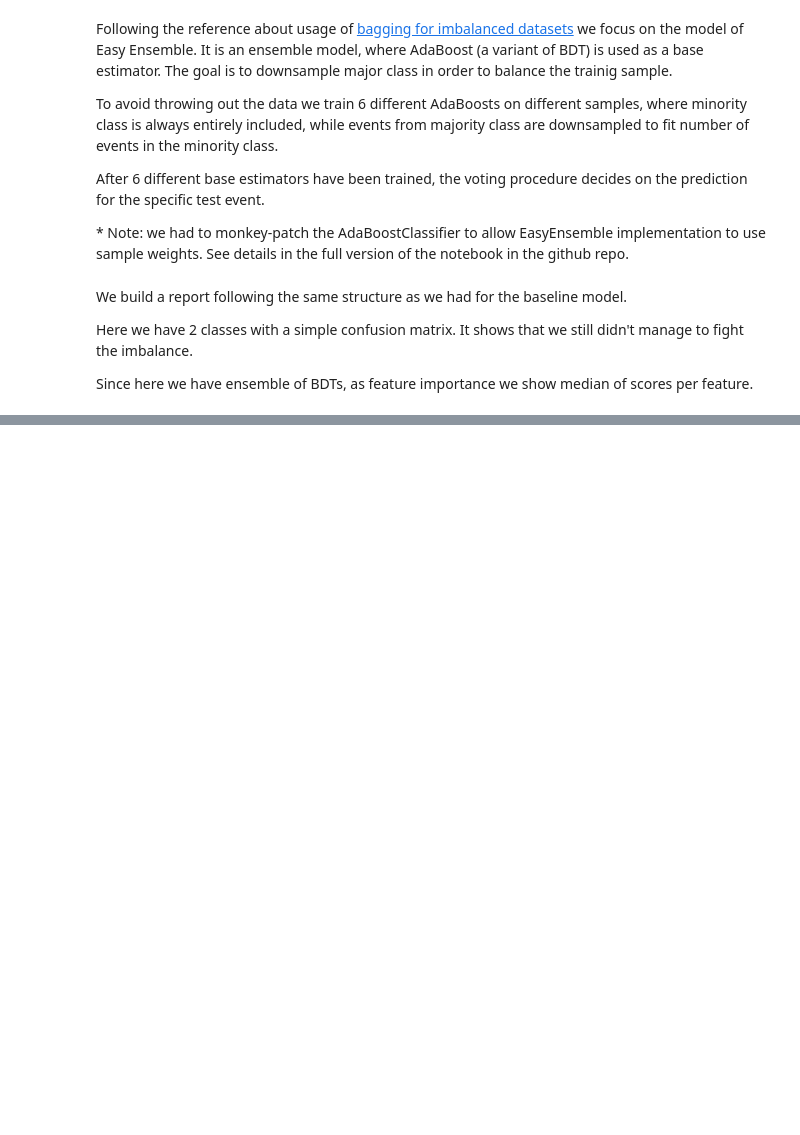
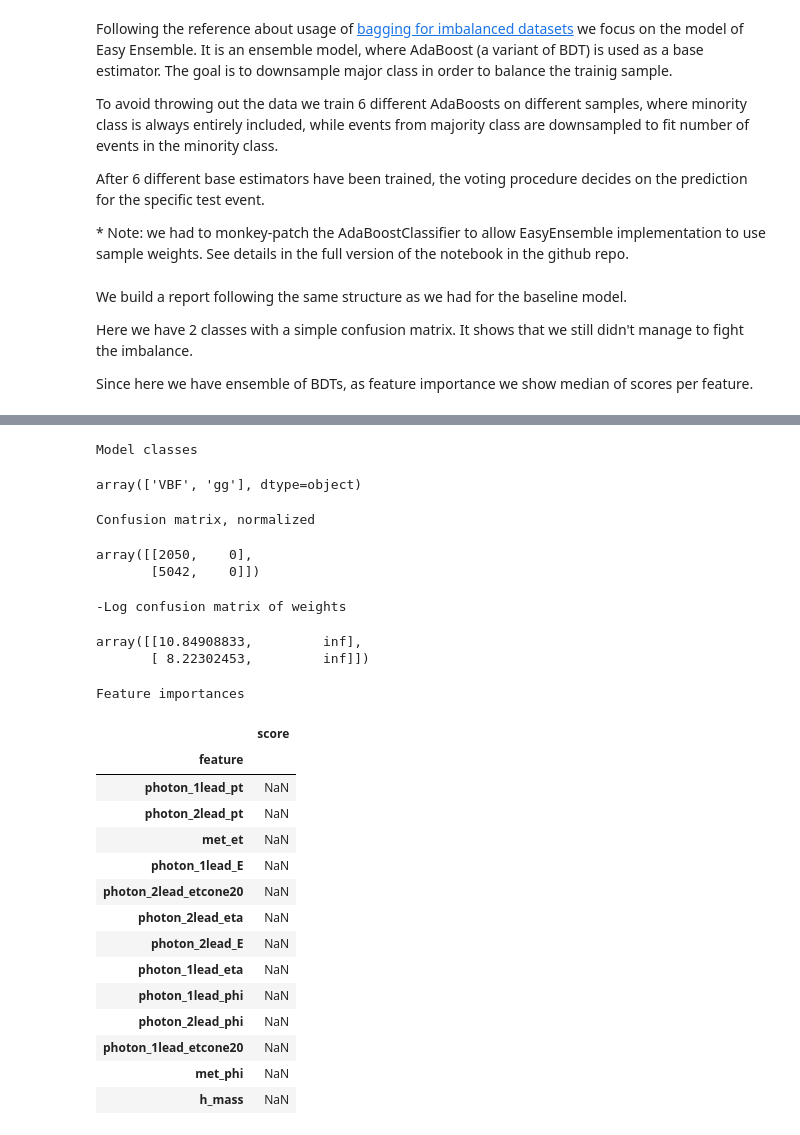
Before and after one commit to vindex10/rbpp-projects, a Jupyter notebook: project-final/modelling.ipynb, the cells around one changed output, grey strips where cells are left out. Cells and saved outputs as stored; diff of their text form; code cells hidden in the pictures; blank space fills up the shorter version.

Commit message:
add xgboost. give conclusion

```diff
--- a/project-final/modelling.ipynb
+++ b/project-final/modelling.ipynb
@@ -541,0 +554,14 @@ Feature importances
+# %%
+xgboost_cv = GridSearchCV(XGBClassifier(random_state=RANDOM_STATE,
+                                        objective="multi:softmax",
+                                        num_class=2),
+                          param_grid={
+                            "learning_rate": [1E-10, 1E-6],
+                            "max_depth": [10, 20] ,
+                            "gamma": [0.1, 0.5, 1.2],
+                            "reg_alpha": [1E-3, 1E-1],
+                            "reg_lambda": [1E-3, 1E-1]
+                          }, cv=3)
+# %%
+xgboost_cv.fit(*split_targets(significant_features, "label", drop=["weight"]),
+               sample_weight=significant_features["weight"])
@@ -541,0 +598,27 @@ Feature importances
+# %%
+report(xgboost_cv.best_estimator_, significant_feature_pipeline, significant_feature_pipeline.transform(d_test), drop=["weight"])
+# %% [output]
+Model classes
+array(['VBF', 'gg'], dtype=object)
+Confusion matrix, normalized
+array([[2050,    0],
+       [5042,    0]])
+-Log confusion matrix of weights
+array([[10.84908833,         inf],
+       [ 8.22302453,         inf]])
+Feature importances
+|  | score |
+| feature |  |
+| photon_1lead_pt | NaN |
+| photon_2lead_pt | NaN |
+| met_et | NaN |
+| photon_1lead_E | NaN |
+| photon_2lead_etcone20 | NaN |
+| photon_2lead_eta | NaN |
+| photon_2lead_E | NaN |
+| photon_1lead_eta | NaN |
+| photon_1lead_phi | NaN |
+| photon_2lead_phi | NaN |
+| photon_1lead_etcone20 | NaN |
+| met_phi | NaN |
+| h_mass | NaN |
```
Also changed, not shown: parts of 10 cells of this notebook, 3 other files.
